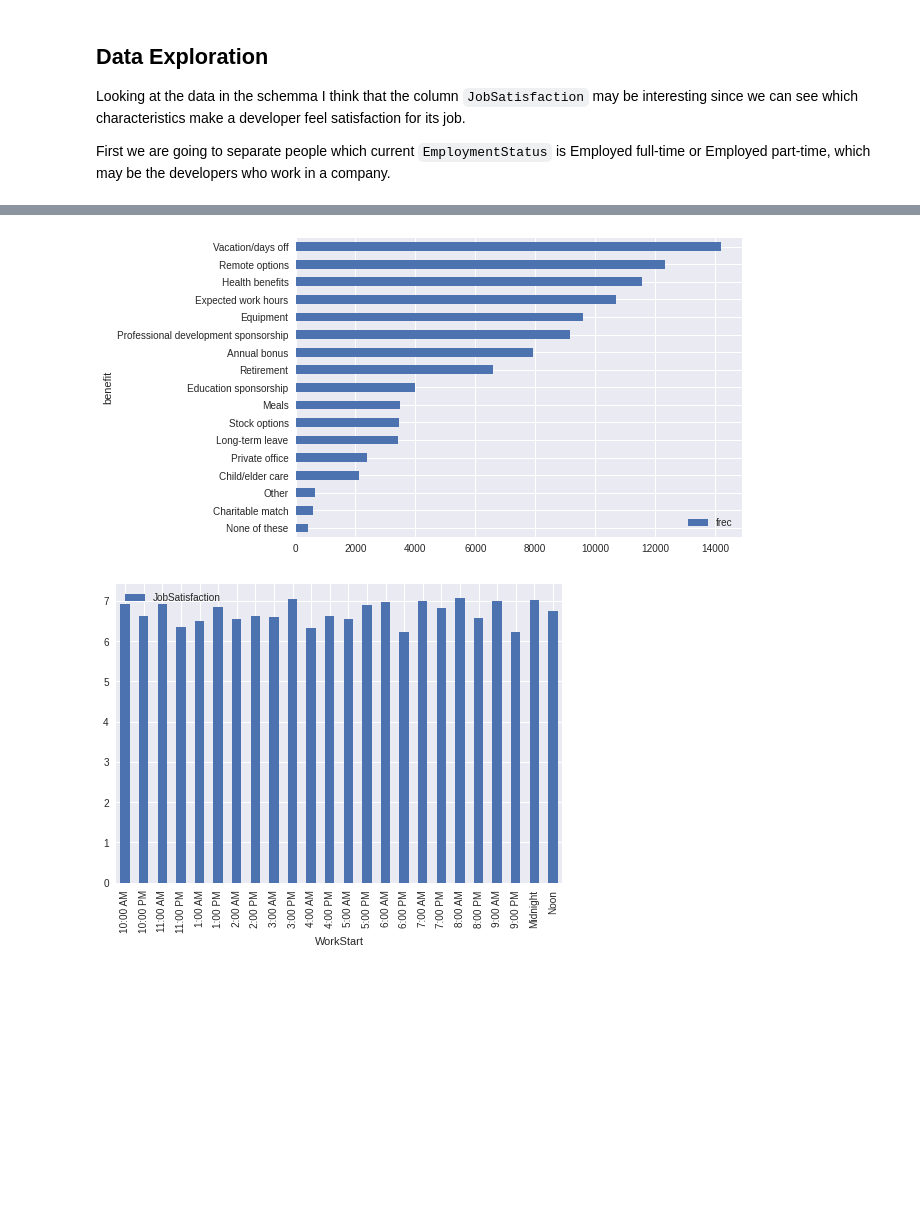
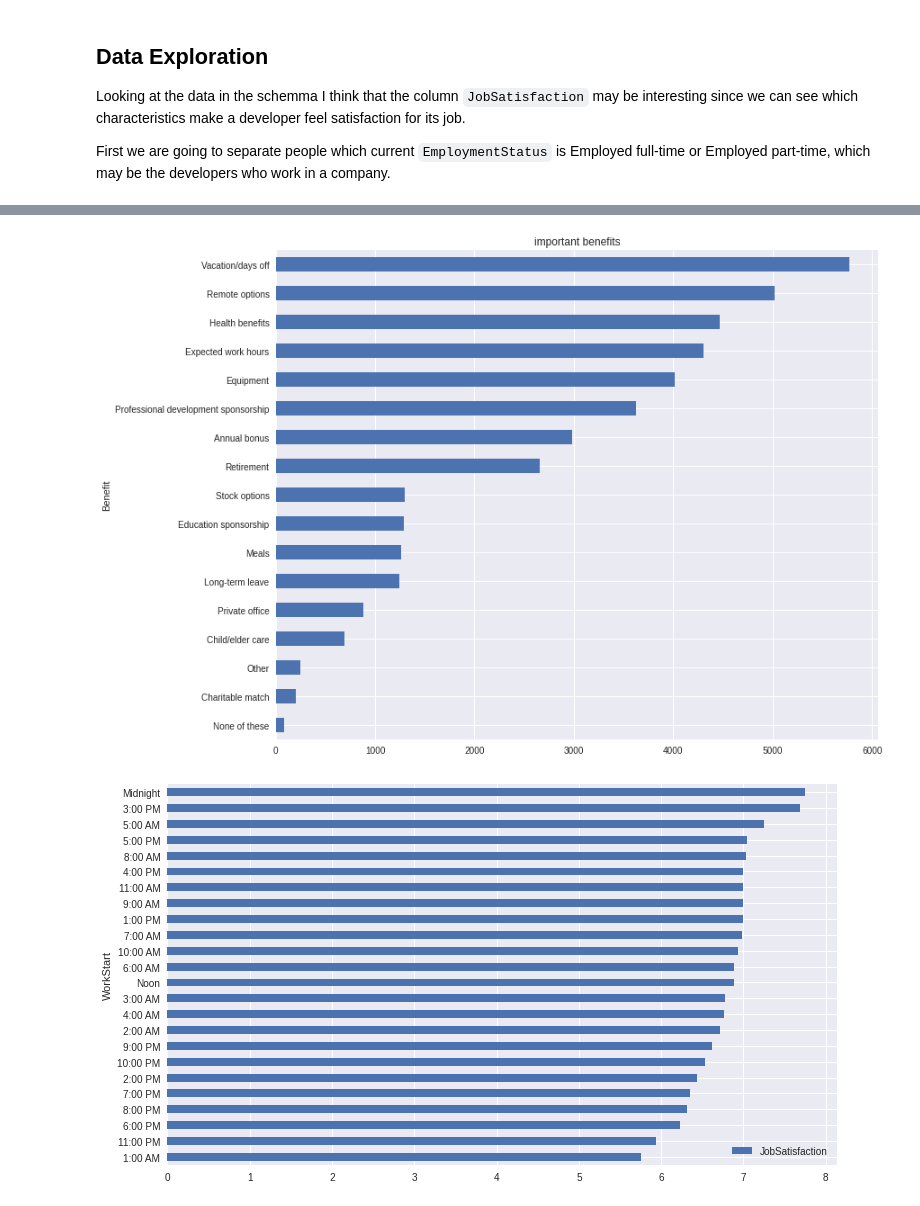
Before and after one commit to sgm1191/airbnb_data, a Jupyter notebook: initial_data_exploration.ipynb, the cells around one changed output, grey strips where cells are left out. Saved outputs shown, nothing was run; the diff lists cells and outputs as text; code cells hidden in the pictures; blank space fills up the shorter version.

```diff
--- a/initial_data_exploration.ipynb
+++ b/initial_data_exploration.ipynb
@@ -79,0 +150,2 @@ df = survey_df[(survey_df.EmploymentStatus == "Employed full-time")
+# %%
+df = df.dropna(subset=["Salary"])
@@ -131,15 +205,14 @@ for value in df["ImportantBenefits"]:
 # %%
-benefits_df = pd.DataFrame(list(benefits_count.items()), columns=["benefit", "frec"])
-benefits_df.set_index("benefit", inplace=True)
+benefits_df = one_hot_text(df, "ImportantBenefits").sum()
 # %%
-benefits_df.sort_values('frec').plot.barh();
+benefits_df.sort_values().plot.barh(title="important benefits"
+                                    , xlabel="Benefit"
+                                    , ylabel="Mentions"
+                                    , figsize=(12,10));
 # %% [output]
-[figure, old version]
+[figure, new version]
 # %%
-comp_var = "WorkStart"
-tmp = df[[comp_var, "JobSatisfaction"]].groupby(comp_var).mean()
-tmp = tmp.sort_values("WorkStart")
-tmp.plot.bar();
+plot_mean_by(df, "WorkStart", interest_var)
 # %% [output]
-[figure, old version]
+[figure, new version]
 # %%
```
Also changed, not shown: parts of 48 cells of this notebook.
